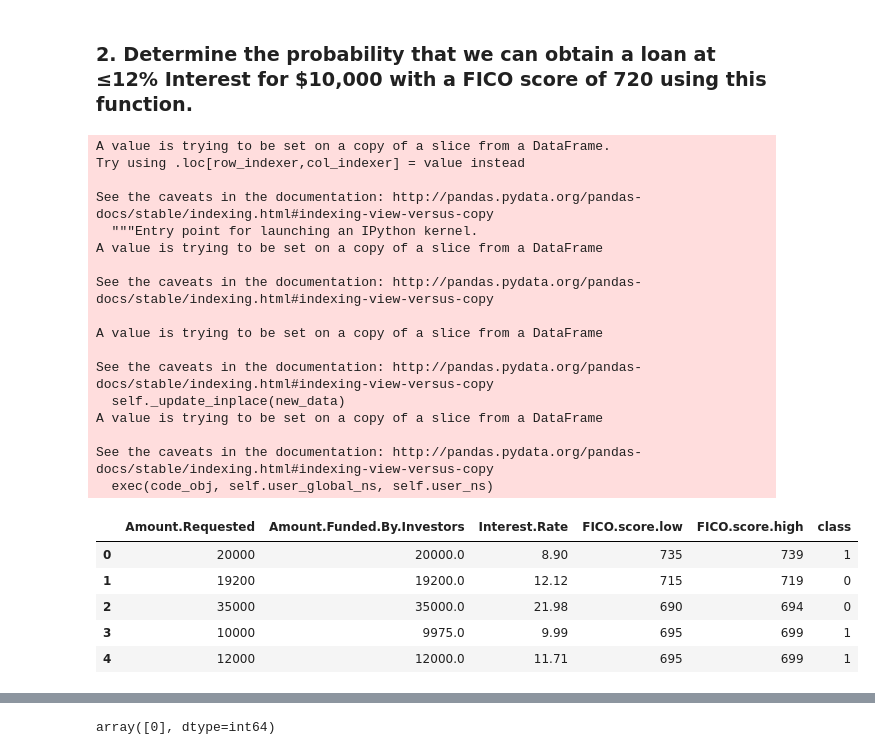
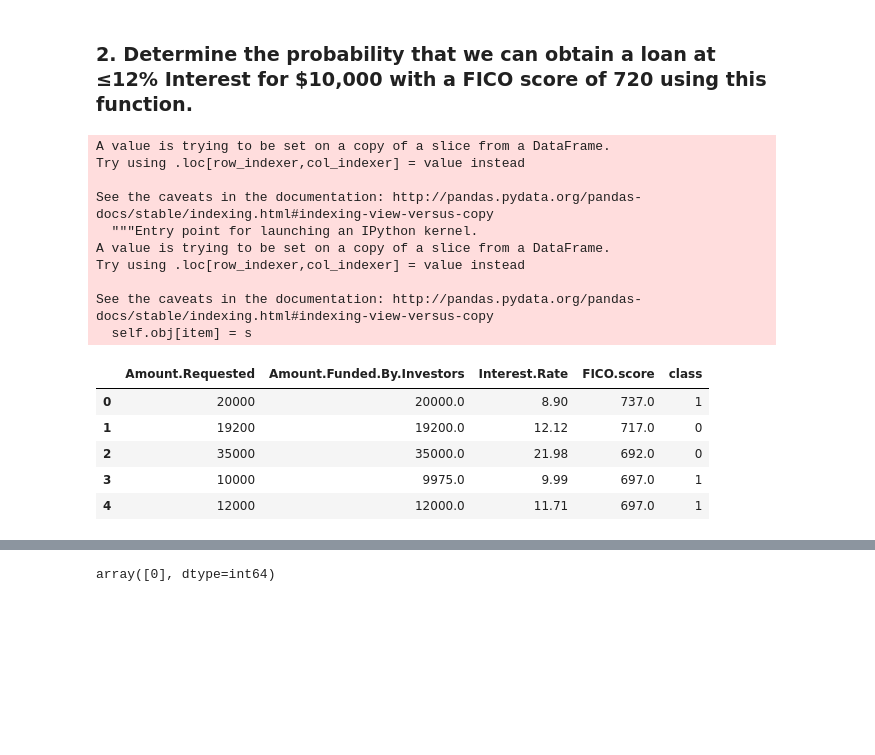
Before and after one commit to ducdan/Machine-Learning-Course, a Jupyter notebook: Users/LeTrongTinh/Lending Club project/Lending Club project.ipynb, the cells around one changed output, grey strips where cells are left out. Cells and saved outputs as stored; diff of their text form; code cells hidden in the pictures; blank space fills up the shorter version.

```diff
--- a/Users/LeTrongTinh/Lending Club project/Lending Club project.ipynb
+++ b/Users/LeTrongTinh/Lending Club project/Lending Club project.ipynb
@@ -26,9 +26,10 @@ data.head(5)
 | 4 | 33182 | 12000 | 12000.0 | 11.71% | 36 months | credit_card | ... |
 # %%
 data['FICO.score.low'] = pd.to_numeric(data['FICO.Range'].str.split('-').str[0])
-data['FICO.score.high'] =pd.to_numeric(data['FICO.Range'].str.split('-').str[1])
+data['FICO.score.high'] = pd.to_numeric(data['FICO.Range'].str.split('-').str[1])
+data['FICO.score'] = (data['FICO.score.high'] + data['FICO.score.low'])/2
 data['Interest.Rate'] = data['Interest.Rate'].str.replace('%','').astype(np.float64)
 # %%
-df =  data[['Amount.Requested','Amount.Funded.By.Investors','Interest.Rate','FICO.score.low','FICO.score.high']]
+df =  data[['Amount.Requested','Amount.Funded.By.Investors','Interest.Rate','FICO.score']]
 df.head()
 # %% [output]
@@ -114,30 +109,23 @@ plt.show()
 # %% [markdown]
 <h3> 2.	Determine the probability that we can obtain a loan at ≤12% Interest for $10,000 with a FICO score of 720 using this function. </h3>
 # %%
-df['class'] = 1
-df['class'][df['Interest.Rate'] > 12] = 0
+df['class'] = 0
+df.loc[df['Interest.Rate'] <= 12,'class'] = 1
 df.head()
 # %% [output]
 A value is trying to be set on a copy of a slice from a DataFrame.
 Try using .loc[row_indexer,col_indexer] = value instead
 
 See the caveats in the documentation: http://pandas.pydata.org/pandas-docs/stable/indexing.html#indexing-view-versus-copy
   """Entry point for launching an IPython kernel.
-A value is trying to be set on a copy of a slice from a DataFrame
+A value is trying to be set on a copy of a slice from a DataFrame.
+Try using .loc[row_indexer,col_indexer] = value instead
 
 See the caveats in the documentation: http://pandas.pydata.org/pandas-docs/stable/indexing.html#indexing-view-versus-copy
-
-A value is trying to be set on a copy of a slice from a DataFrame
-
-See the caveats in the documentation: http://pandas.pydata.org/pandas-docs/stable/indexing.html#indexing-view-versus-copy
-  self._update_inplace(new_data)
-A value is trying to be set on a copy of a slice from a DataFrame
-
-See the caveats in the documentation: http://pandas.pydata.org/pandas-docs/stable/indexing.html#indexing-view-versus-copy
-  exec(code_obj, self.user_global_ns, self.user_ns)
+  self.obj[item] = s
-|  | Amount.Requested | Amount.Funded.By.Investors | Interest.Rate | FICO.score.low | FICO.score.high | class |
-| 0 | 20000 | 20000.0 | 8.90 | 735 | 739 | 1 |
-| 1 | 19200 | 19200.0 | 12.12 | 715 | 719 | 0 |
-| 2 | 35000 | 35000.0 | 21.98 | 690 | 694 | 0 |
-| 3 | 10000 | 9975.0 | 9.99 | 695 | 699 | 1 |
-| 4 | 12000 | 12000.0 | 11.71 | 695 | 699 | 1 |
+|  | Amount.Requested | Amount.Funded.By.Investors | Interest.Rate | FICO.score | class |
+| 0 | 20000 | 20000.0 | 8.90 | 737.0 | 1 |
+| 1 | 19200 | 19200.0 | 12.12 | 717.0 | 0 |
+| 2 | 35000 | 35000.0 | 21.98 | 692.0 | 0 |
+| 3 | 10000 | 9975.0 | 9.99 | 697.0 | 1 |
+| 4 | 12000 | 12000.0 | 11.71 | 697.0 | 1 |
```
Also changed, not shown: parts of 15 cells of this notebook.
